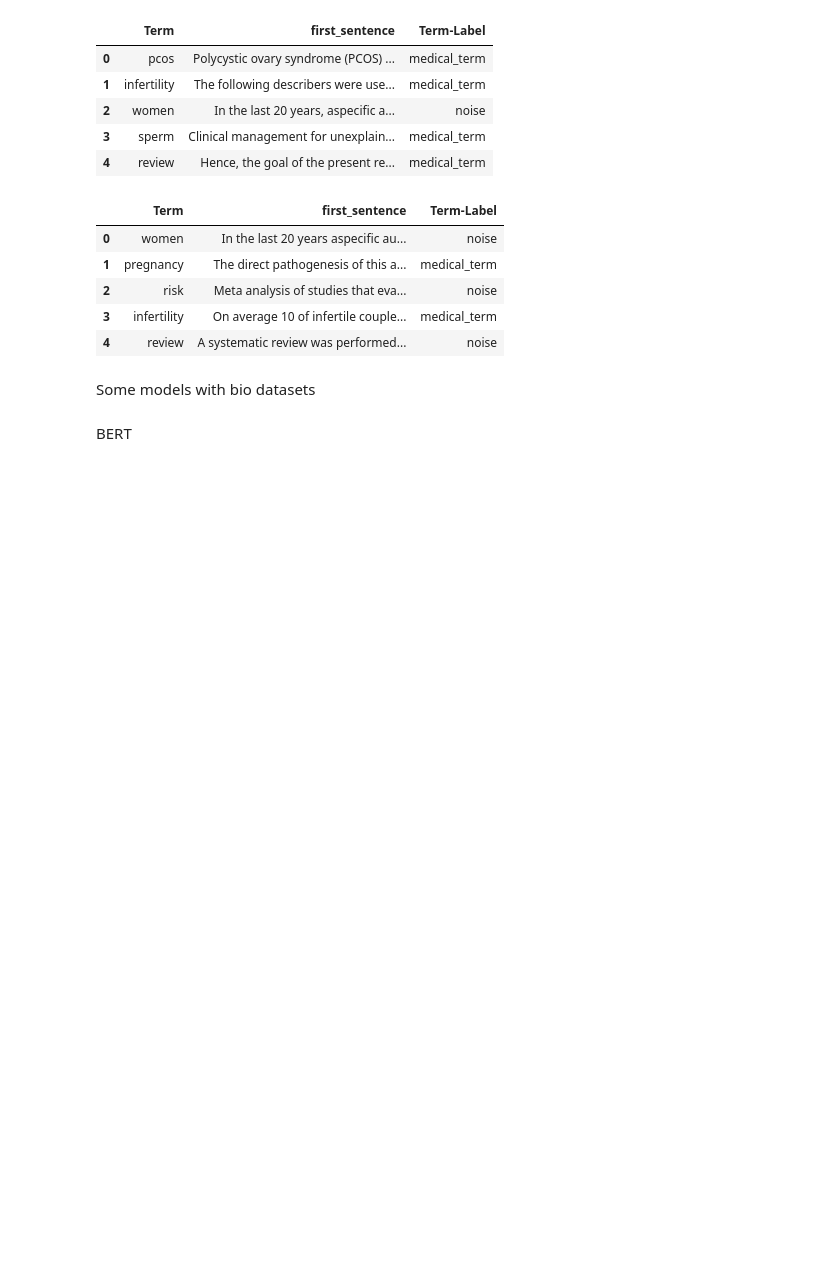
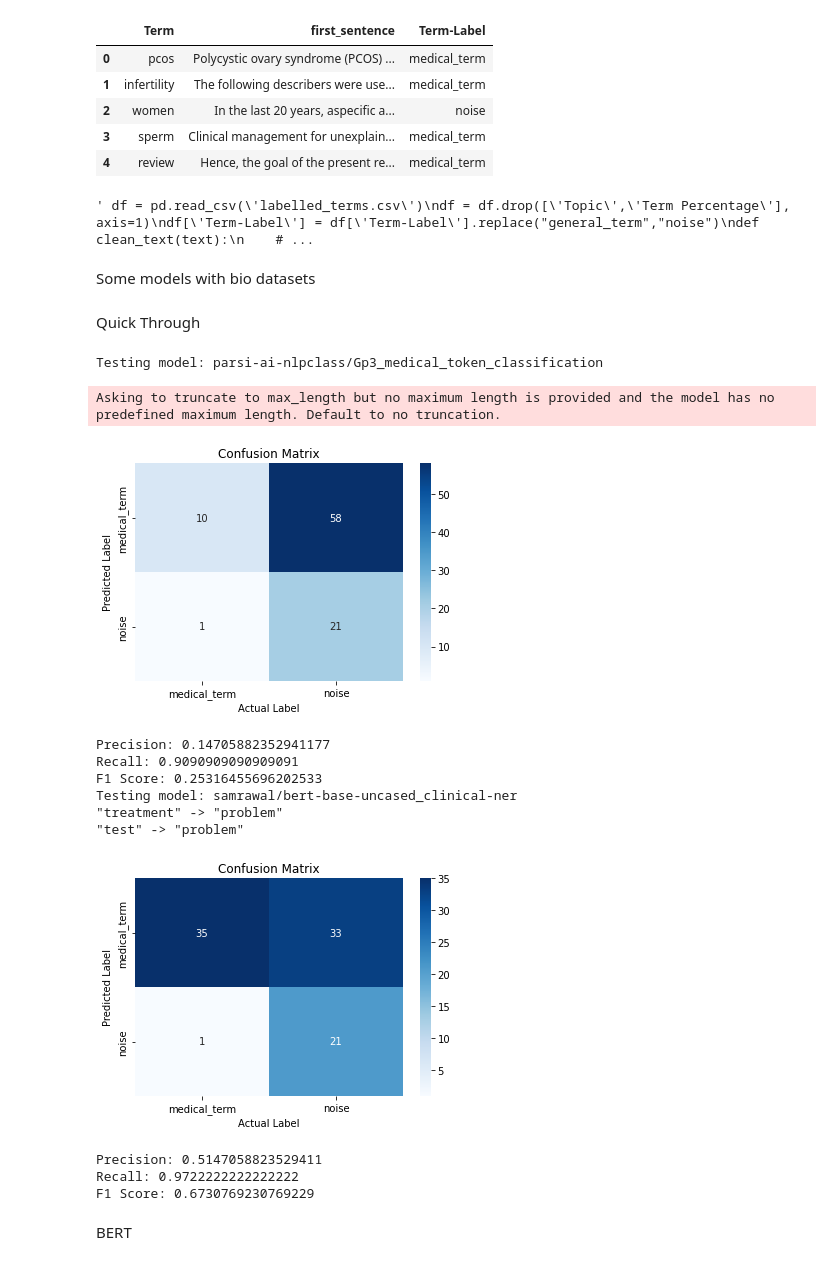
Before and after one commit to JiananTao/GDP2023_llms, a Jupyter notebook: LLMs_with_NER-Jianan.ipynb, the cells around one changed output. Cells and saved outputs as stored; diff of their text form; code cells hidden in the pictures; blank space fills up the shorter version.

Commit message:
mutlipy models test

```diff
--- a/LLMs_with_NER-Jianan.ipynb
+++ b/LLMs_with_NER-Jianan.ipynb
@@ -54,7 +54,7 @@ df.head(5)
 | 3 | sperm | Clinical management for unexplain... | medical_term |
 | 4 | review | Hence, the goal of the present re... | medical_term |
 # %%
-df = pd.read_csv('labelled_terms.csv')
+""" df = pd.read_csv('labelled_terms.csv')
 df = df.drop(['Topic','Term Percentage'], axis=1)
 df['Term-Label'] = df['Term-Label'].replace("general_term","noise")
 def clean_text(text):
@@ -69,14 +69,9 @@ def clean_text(text):
 # Apply the clean_text function to your DataFrame
 df['first_sentence'] = df['first_sentence'].apply(clean_text)
 # Print the cleaned DataFrame
-df.head(5)
+df.head(5) """
 # %% [output]
-|  | Term | first_sentence | Term-Label |
-| 0 | women | In the last 20 years aspecific au... | noise |
-| 1 | pregnancy | The direct pathogenesis of this a... | medical_term |
-| 2 | risk | Meta analysis of studies that eva... | noise |
-| 3 | infertility | On average 10 of infertile couple... | medical_term |
-| 4 | review | A systematic review was performed... | noise |
+' df = pd.read_csv(\'labelled_terms.csv\')\ndf = df.drop([\'Topic\',\'Term Percentage\'], axis=1)\ndf[\'Term-Label\'] = df[\'Term-Label\'].replace("general_term","noise")\ndef clean_text(text):\n    # ...
 # %% [markdown]
 Some models with bio datasets
 # %%
@@ -134,2 +148,31 @@ def get_score_print(label):
+# %% [markdown]
+Quick Through
+# %%
+model_list = [
+    'parsi-ai-nlpclass/Gp3_medical_token_classification',
+    'samrawal/bert-base-uncased_clinical-ner',
+    "pruas/BENT-PubMedBERT-NER-Disease",
+    "samrawal/bert-base-uncased_clinical-ner",
+    "medical-ner-proj/bert-medical-ner-proj",
+    "kamalkraj/BioELECTRA-PICO",
+    "medical-ner-proj/albert-medical-ner-proj",
+    "raynardj/ner-disease-ncbi-bionlp-bc5cdr-pubmed",
+    "silpakanneganti/roberta-cpt-medical-ner"
+    ]
+model_results = test_multiple_models(model_list, df)
+# %% [output]
+Testing model: parsi-ai-nlpclass/Gp3_medical_token_classification
+Asking to truncate to max_length but no maximum length is provided and the model has no predefined maximum length. Default to no truncation.
+[figure, added]
+Precision: 0.14705882352941177
+Recall: 0.9090909090909091
+F1 Score: 0.25316455696202533
+Testing model: samrawal/bert-base-uncased_clinical-ner
+"treatment" -> "problem"
+"test" -> "problem"
+[figure, added]
+Precision: 0.5147058823529411
+Recall: 0.9722222222222222
+F1 Score: 0.6730769230769229
 # %% [markdown]
 BERT
```
Also changed, not shown: parts of 19 cells of this notebook.
